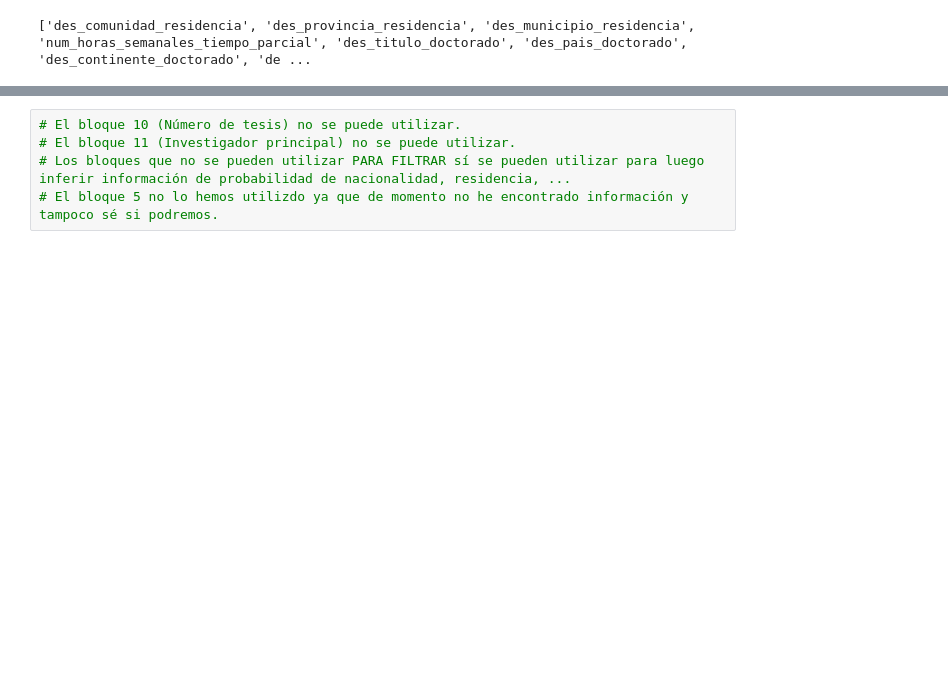
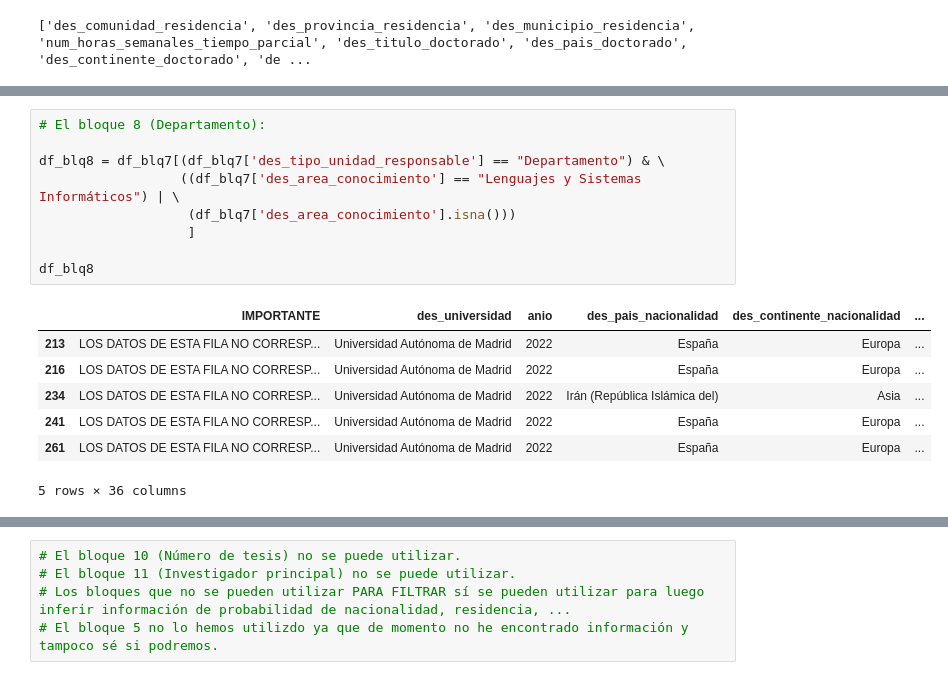
Before and after one commit to InigoMartinezCiriza/GD, a Jupyter notebook: prueba.ipynb, the cells around one changed output, grey strips where cells are left out. Cells and saved outputs as stored; diff of their text form; blank space fills up the shorter version.

```diff
--- a/prueba.ipynb
+++ b/prueba.ipynb
@@ -127 +114,18 @@ df_blq7
+# %%
+# El bloque 8 (Departamento):
+
+df_blq8 = df_blq7[(df_blq7['des_tipo_unidad_responsable'] == "Departamento") & \
+                  ((df_blq7['des_area_conocimiento'] == "Lenguajes y Sistemas Informáticos") | \
+                   (df_blq7['des_area_conocimiento'].isna()))
+                   ]
+
+df_blq8
+# %% [output]
+|  | IMPORTANTE | des_universidad | anio | des_pais_nacionalidad | des_continente_nacionalidad | ... |
+| 213 | LOS DATOS DE ESTA FILA NO CORRESP... | Universidad Autónoma de Madrid | 2022 | España | Europa | ... |
+| 216 | LOS DATOS DE ESTA FILA NO CORRESP... | Universidad Autónoma de Madrid | 2022 | España | Europa | ... |
+| 234 | LOS DATOS DE ESTA FILA NO CORRESP... | Universidad Autónoma de Madrid | 2022 | Irán (República Islámica del) | Asia | ... |
+| 241 | LOS DATOS DE ESTA FILA NO CORRESP... | Universidad Autónoma de Madrid | 2022 | España | Europa | ... |
+| 261 | LOS DATOS DE ESTA FILA NO CORRESP... | Universidad Autónoma de Madrid | 2022 | España | Europa | ... |
+5 rows × 36 columns
 # %%
```
Also changed, not shown: parts of 4 cells of this notebook.
